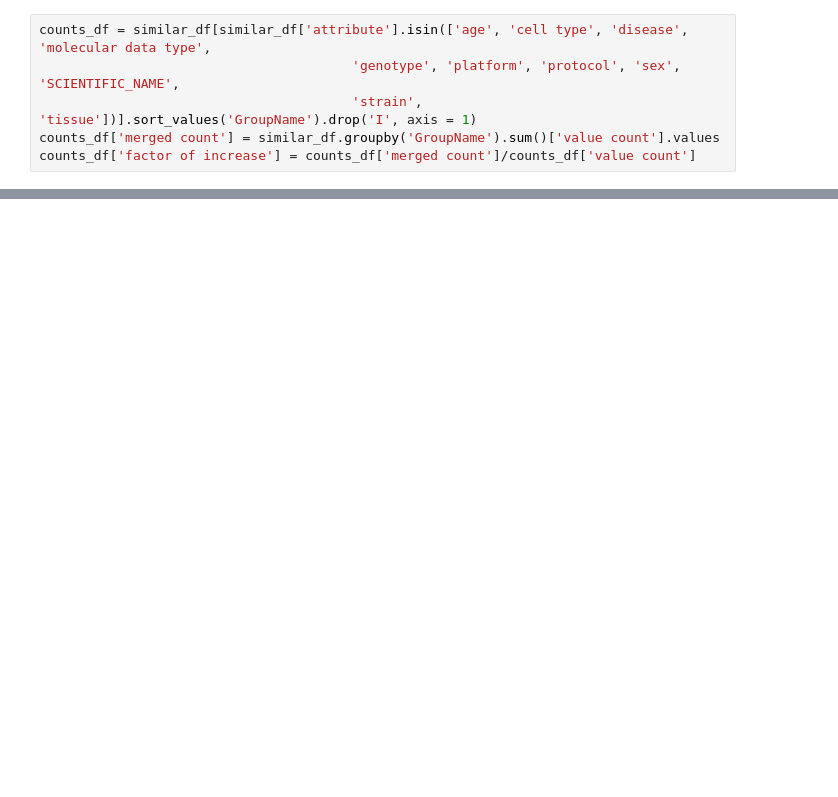
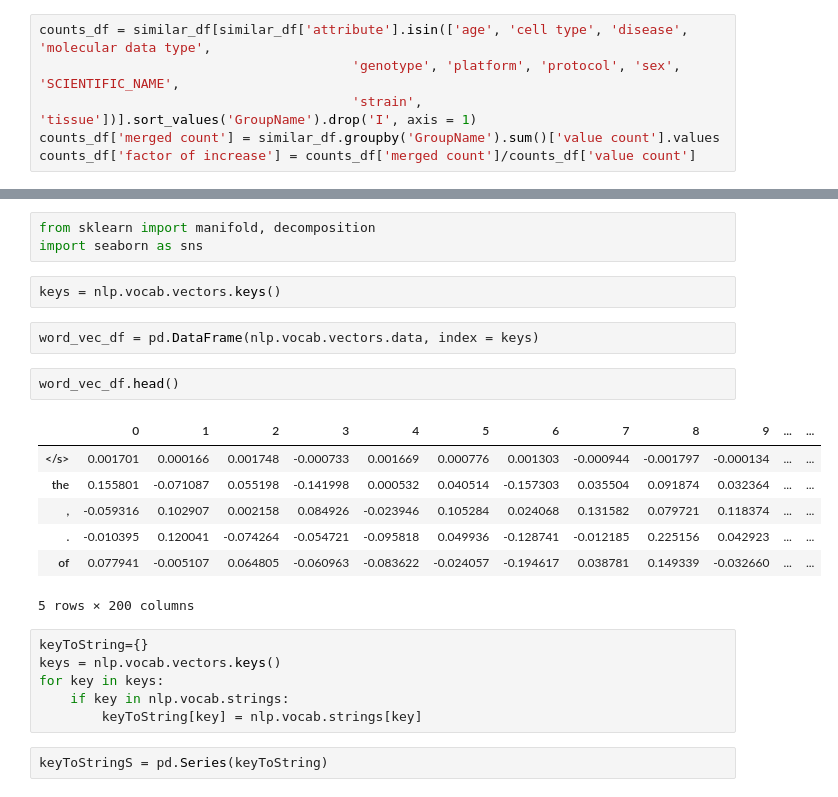
Before and after one commit to cartercompbio/PredictMEE, a Jupyter notebook: bin/mergeAttributes.ipynb, the cells around one changed output, grey strips where cells are left out. Saved outputs shown, nothing was run; the diff lists cells and outputs as text; blank space fills up the shorter version.

```diff
--- a/bin/mergeAttributes.ipynb
+++ b/bin/mergeAttributes.ipynb
@@ -154,0 +228,25 @@ display(counts_df)
+# %%
+from sklearn import manifold, decomposition
+import seaborn as sns
+# %%
+keys = nlp.vocab.vectors.keys()
+# %%
+word_vec_df = pd.DataFrame(nlp.vocab.vectors.data, index = keys)
+# %%
+word_vec_df.head()
+# %% [output]
+|  | 0 | 1 | 2 | 3 | 4 | 5 | 6 | 7 | 8 | 9 | ... | ... |
+| </s> | 0.001701 | 0.000166 | 0.001748 | -0.000733 | 0.001669 | 0.000776 | 0.001303 | -0.000944 | -0.001797 | -0.000134 | ... | ... |
+| the | 0.155801 | -0.071087 | 0.055198 | -0.141998 | 0.000532 | 0.040514 | -0.157303 | 0.035504 | 0.091874 | 0.032364 | ... | ... |
+| , | -0.059316 | 0.102907 | 0.002158 | 0.084926 | -0.023946 | 0.105284 | 0.024068 | 0.131582 | 0.079721 | 0.118374 | ... | ... |
+| . | -0.010395 | 0.120041 | -0.074264 | -0.054721 | -0.095818 | 0.049936 | -0.128741 | -0.012185 | 0.225156 | 0.042923 | ... | ... |
+| of | 0.077941 | -0.005107 | 0.064805 | -0.060963 | -0.083622 | -0.024057 | -0.194617 | 0.038781 | 0.149339 | -0.032660 | ... | ... |
+5 rows × 200 columns
+# %%
+keyToString={}
+keys = nlp.vocab.vectors.keys()
+for key in keys:
+    if key in nlp.vocab.strings:
+        keyToString[key] = nlp.vocab.strings[key]
+# %%
+keyToStringS = pd.Series(keyToString)
```
Also changed, not shown: parts of 43 cells of this notebook, 19 other files.
